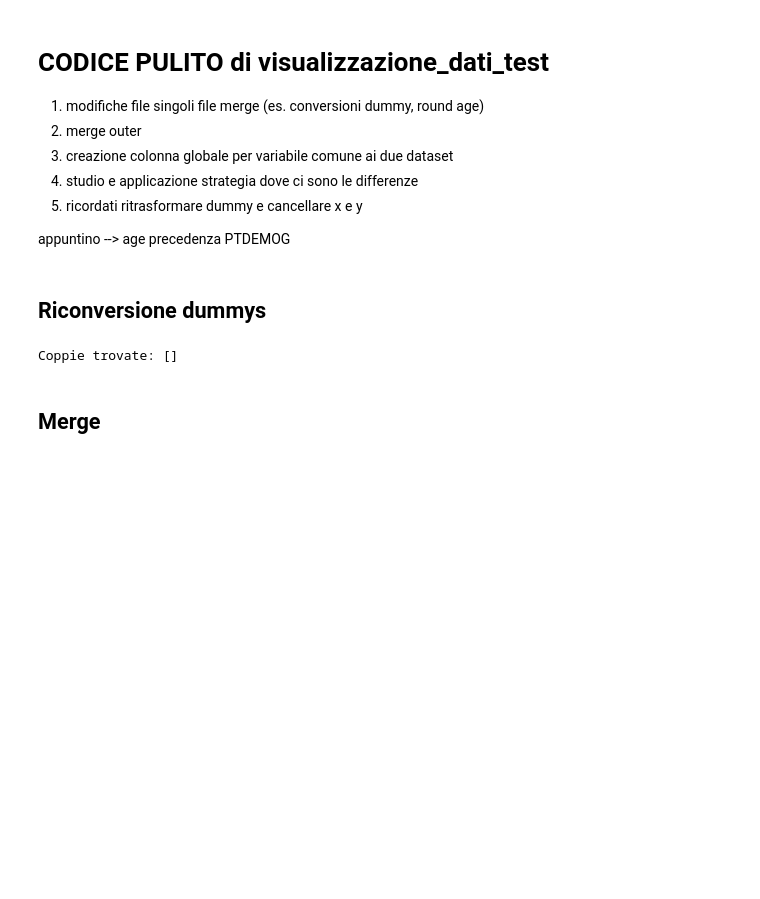
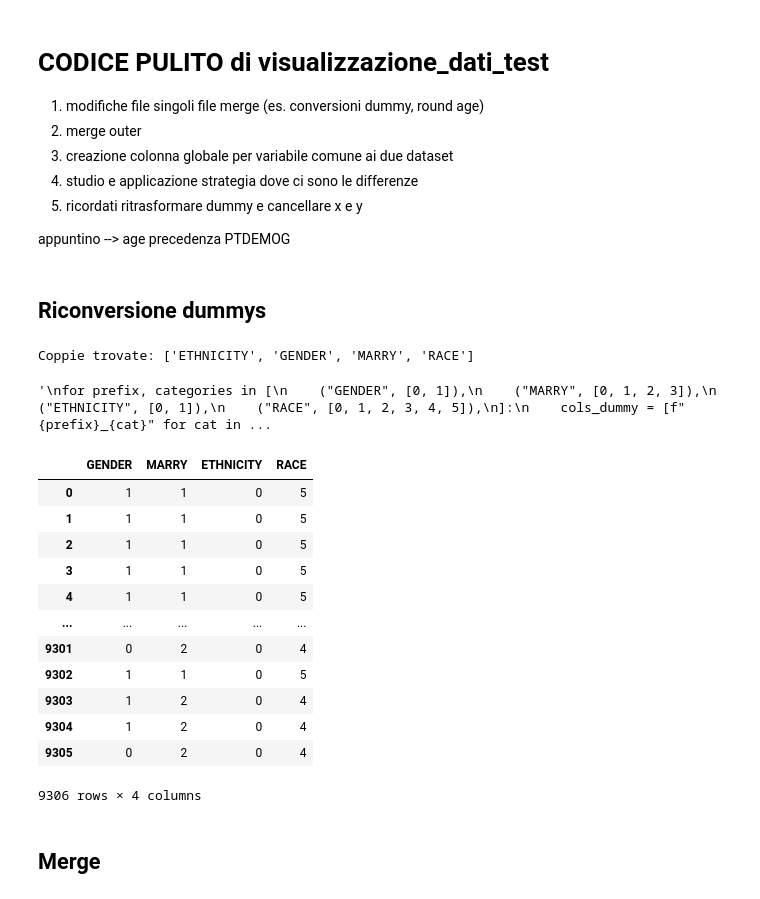
Before and after one commit to RossanaFacchin/DataCleaning, a Jupyter notebook: merge_pipeline.ipynb, the cells around one changed output. Drawn from its saved outputs; the diff is of its cells as text; code cells hidden in the pictures; blank space fills up the shorter version.

```diff
--- a/merge_pipeline.ipynb
+++ b/merge_pipeline.ipynb
@@ -16,19 +17,20 @@ ptdemog = pd.read_csv("PTDEMOG_cleaned_02.csv", parse_dates=["EXAMDATE", "update
 # %% [markdown]
 ## Riconversione dummys
 # %%
-cols_x = sorted([c for c in ptdemog.columns if c.endswith('_x')])
+cols_x = sorted([c for c in ptdemog.columns if c.endswith('_0')])
 coppie = []
 for c in cols_x:
     base = c[:-2]
-    c_y = base + '_y'
+    c_y = base + '_1'
     if c_y in ptdemog.columns:
         coppie.append(base)
 
 print("Coppie trovate:", coppie)
 # %% [output]
-Coppie trovate: []
+Coppie trovate: ['ETHNICITY', 'GENDER', 'MARRY', 'RACE']
 # %%
 # --- ADNIMERGE ---
+"""
 for prefix, categories in [
     ("GENDER", [0, 1]),
     ("MARRY", [0, 1, 2, 3]),
@@ -38,6 +40,8 @@ for prefix, categories in [
     cols_dummy = [f"{prefix}_{cat}" for cat in categories]
     ricostruita = pd.from_dummies(adnimerge[cols_dummy], sep="_", default_category="missing")
     adnimerge[prefix] = ricostruita[prefix]
-    adnimerge = adnimerge.drop(columns=cols_dummy)
+    adnimerge = adnimerge.drop(columns=cols_dummy)"""
+# %% [output]
+'\nfor prefix, categories in [\n    ("GENDER", [0, 1]),\n    ("MARRY", [0, 1, 2, 3]),\n    ("ETHNICITY", [0, 1]),\n    ("RACE", [0, 1, 2, 3, 4, 5]),\n]:\n    cols_dummy = [f"{prefix}_{cat}" for cat in ...
 # %%
 # --- PTDEMOG ---
@@ -54,6 +77,21 @@ for prefix, categories in [
-# %%
-for prefix in ["RACE", "ETHNICITY", "MARRY", "GENDER"]:
-    if prefix in adnimerge.columns:
-        adnimerge[prefix] = adnimerge[prefix].replace("missing", pd.NA)
-    if prefix in ptdemog.columns:
-        ptdemog[prefix] = ptdemog[prefix].replace("missing", pd.NA)
+# %%
+lista_categorie = ["GENDER", "MARRY", "ETHNICITY", "RACE"]
+
+adnimerge = ricostruisci_categorie(adnimerge, lista_categorie)
+ptdemog = ricostruisci_categorie(ptdemog, lista_categorie)
+# %%
+adnimerge[['GENDER', 'MARRY', 'ETHNICITY', 'RACE']]
+# %% [output]
+|  | GENDER | MARRY | ETHNICITY | RACE |
+| 0 | 1 | 1 | 0 | 5 |
+| 1 | 1 | 1 | 0 | 5 |
+| 2 | 1 | 1 | 0 | 5 |
+| 3 | 1 | 1 | 0 | 5 |
+| 4 | 1 | 1 | 0 | 5 |
+| ... | ... | ... | ... | ... |
+| 9301 | 0 | 2 | 0 | 4 |
+| 9302 | 1 | 1 | 0 | 5 |
+| 9303 | 1 | 2 | 0 | 4 |
+| 9304 | 1 | 2 | 0 | 4 |
+| 9305 | 0 | 2 | 0 | 4 |
+9306 rows × 4 columns
```
Also changed, not shown: parts of 13 cells of this notebook.
